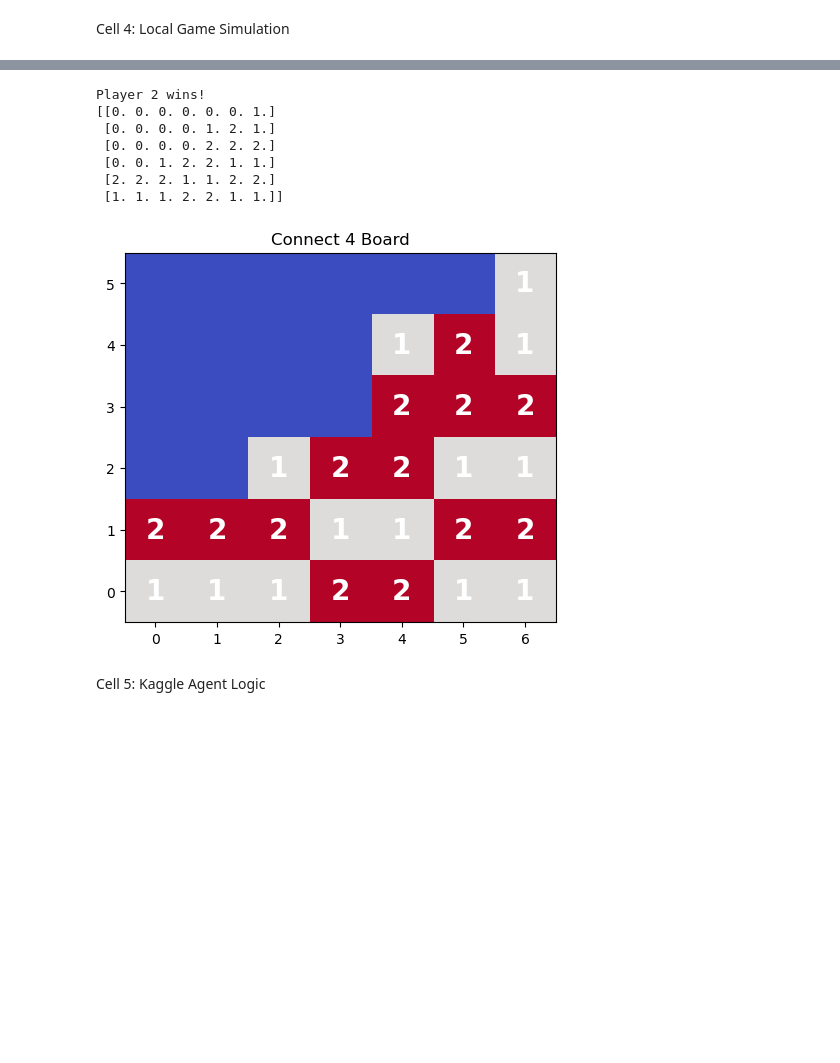
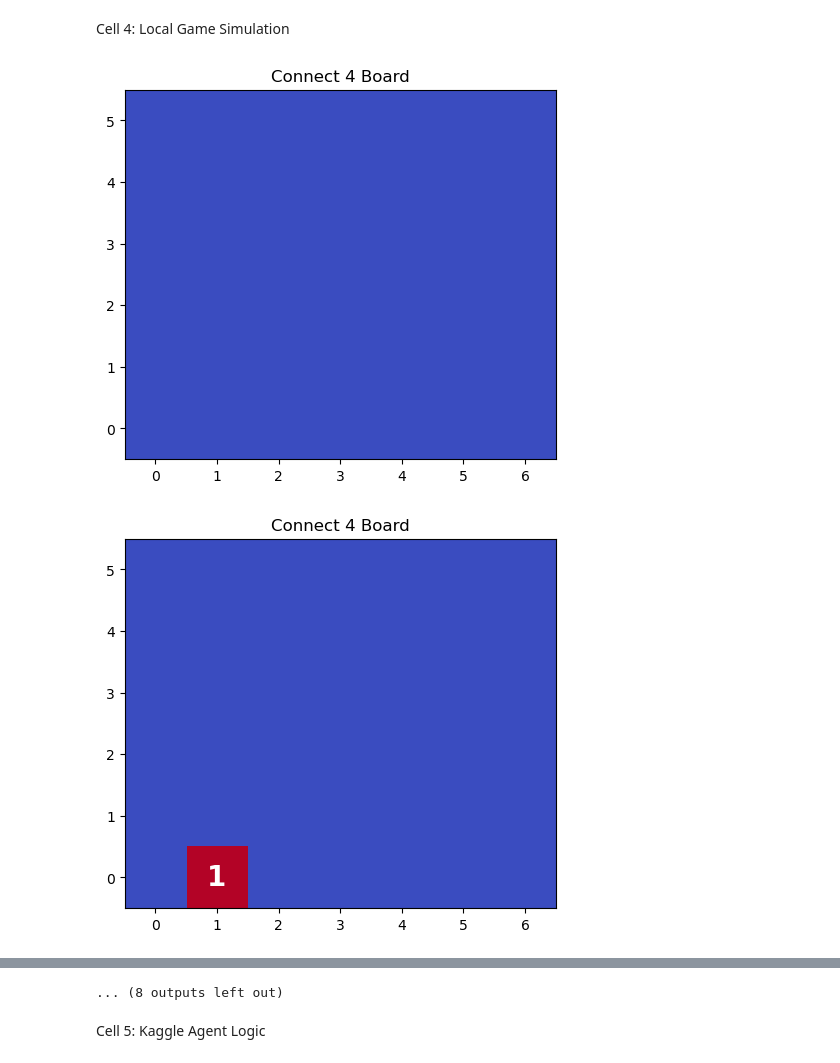
Before and after one commit to GabrielBatavia/Connect4-for-ConnectX, a Jupyter notebook: base_model.ipynb, the cells around one changed output, grey strips where cells are left out. Cells and saved outputs as stored; diff of their text form; code cells hidden in the pictures; blank space fills up the shorter version.

```diff
--- a/base_model.ipynb
+++ b/base_model.ipynb
@@ -114,7 +115,8 @@ def draw_board(board):
     plt.xticks(range(COLUMN_COUNT))
     plt.yticks(range(ROW_COUNT))
     plt.gca().invert_yaxis()  # Ensure the pieces stack from the bottom up
-    plt.show()
+    plt.show(block=False)
+    plt.pause(0.1)
 
 def print_board(board):
     """Flips the board so the bottom row is at the bottom when visualizing"""
@@ -160,32 +162,37 @@ Cell 4: Local Game Simulation
 # %%
 def play_game_local():
     """Main function for local simulation"""
+
     board = create_board()
     game_over = False
     turn = 0
 
     while not game_over:
+        draw_board(board)
+        time.sleep(1)
 
         # Agent 1 with smarter logic
         if turn == 0:
             col = agent_with_win_and_block_check(board, turn + 1)
         else:
             col = random.randint(0, COLUMN_COUNT - 1) # base agent 2
 
         if is_valid_location(board, col):
             row = get_next_open_row(board, col)
             drop_piece(board, row, col, turn + 1)
 
             if winning_move(board, turn + 1):
                 print(f"Player {turn + 1} wins!")
                 game_over = True
 
         turn += 1
         turn = turn % 2
 
     print_board(board)
     draw_board(board)
 
 # Uncomment to play a local game
 play_game_local()
 # %% [output]
+[figure, new version]
+[figure, added]
@@ -192,11 +209,4 @@ play_game_local()
-Player 2 wins!
-[[0. 0. 0. 0. 0. 0. 1.]
- [0. 0. 0. 0. 1. 2. 1.]
- [0. 0. 0. 0. 2. 2. 2.]
- [0. 0. 1. 2. 2. 1. 1.]
- [2. 2. 2. 1. 1. 2. 2.]
- [1. 1. 1. 2. 2. 1. 1.]]
+... (8 outputs left out)
-[figure, old version]
 # %% [markdown]
 Cell 5: Kaggle Agent Logic
 # %%
```
Also changed, not shown: parts of 2 cells of this notebook.
